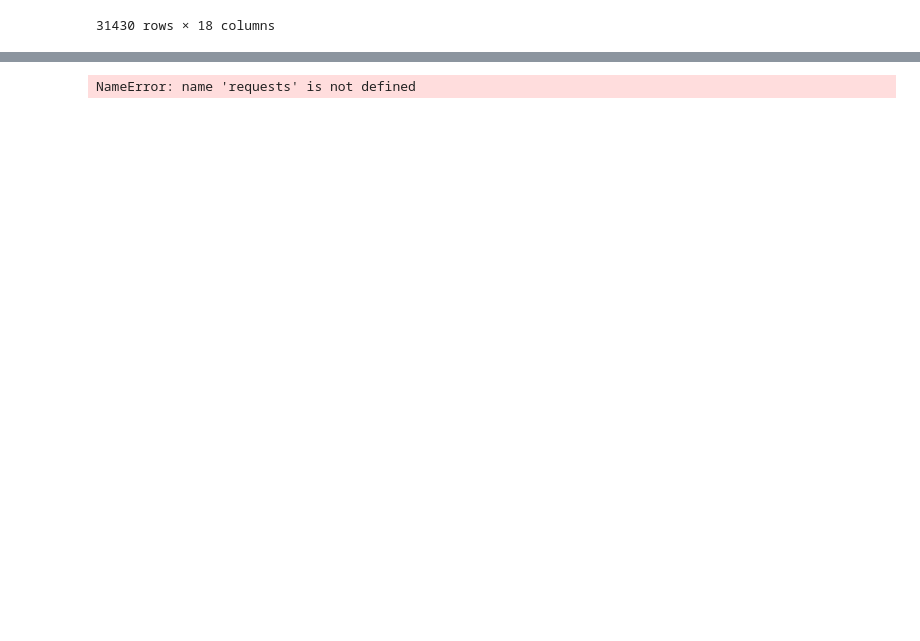
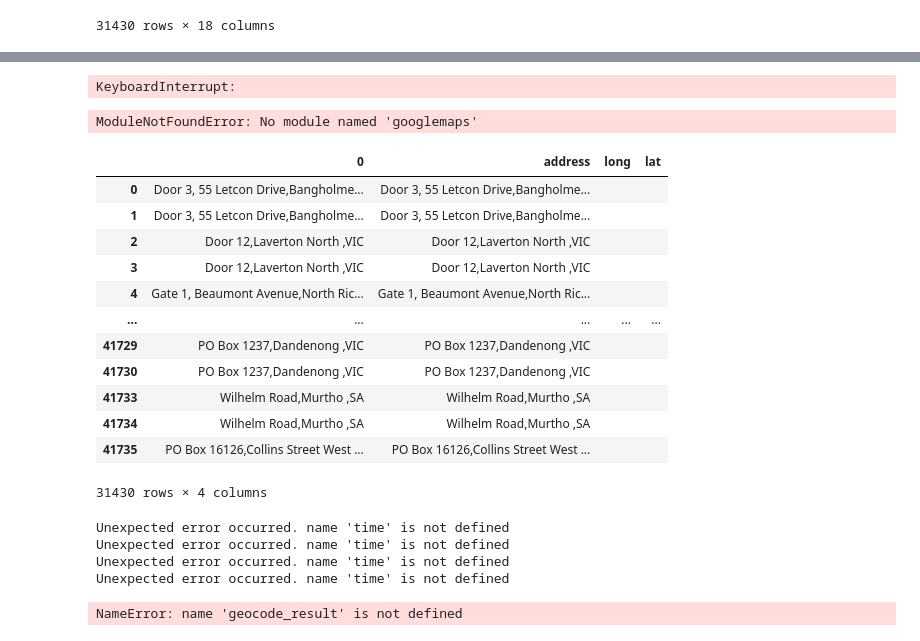
Before and after one commit to ArchanaKarri/Project-3, a Jupyter notebook: code.ipynb, the cells around one changed output, grey strips where cells are left out. Saved outputs shown, nothing was run; the diff lists cells and outputs as text; code cells hidden in the pictures; blank space fills up the shorter version.

```diff
--- a/code.ipynb
+++ b/code.ipynb
@@ -207,15 +220,66 @@ NameError: name 'response' is not defined
 # %%
+#testing
+
 # set up lists to hold reponse info
 lat = []
-temp = []
-cities=df_new_clean['cmlCity']
+lng = []
+address=df_new_clean['cmlCity'].unique()
 # Loop through the list of cities and perform a request for data on each
-for city in cities:
-    response = requests.get(query_url + city).json()
-    lat.append(response['coord']['lat'])
-    temp.append(response['main']['temp'])
+for city in address:
+ response = requests.get(base_url, params = params).json()
+response.keys()
+if response ["status"] == "OK":
+     geometry = response["results"][0]["geometry"]
+print(geometry)
 
 print(f"The latitude information received is: {lat}")
-print(f"The temperature information received is: {temp}")
+print(f"The longitude information received is: {lng}")
 # %% [output]
-NameError: name 'requests' is not defined
+KeyboardInterrupt:
+# %%
+
+df_address['address']=pd.DataFrame(df_new_clean['cmlAddressLine1'] +','+ df_new_clean['cmlCity'] +' ,'+df_new_clean['cmlState'])
+df_address
+from googlemaps import Client as GoogleMaps
+# %% [output]
+ModuleNotFoundError: No module named 'googlemaps'
+# %%
+df_address['long'] = ""
+df_address['lat'] = ""
+# %%
+df_address
+# %% [output]
+|  | 0 | address | long | lat |
+| 0 | Door 3, 55 Letcon Drive,Bangholme... | Door 3, 55 Letcon Drive,Bangholme... |  |  |
+| 1 | Door 3, 55 Letcon Drive,Bangholme... | Door 3, 55 Letcon Drive,Bangholme... |  |  |
+| 2 | Door 12,Laverton North ,VIC | Door 12,Laverton North ,VIC |  |  |
+| 3 | Door 12,Laverton North ,VIC | Door 12,Laverton North ,VIC |  |  |
+| 4 | Gate 1, Beaumont Avenue,North Ric... | Gate 1, Beaumont Avenue,North Ric... |  |  |
+| ... | ... | ... | ... | ... |
+| 41729 | PO Box 1237,Dandenong ,VIC | PO Box 1237,Dandenong ,VIC |  |  |
+| 41730 | PO Box 1237,Dandenong ,VIC | PO Box 1237,Dandenong ,VIC |  |  |
+| 41733 | Wilhelm Road,Murtho ,SA | Wilhelm Road,Murtho ,SA |  |  |
+| 41734 | Wilhelm Road,Murtho ,SA | Wilhelm Road,Murtho ,SA |  |  |
+| 41735 | PO Box 16126,Collins Street West ... | PO Box 16126,Collins Street West ... |  |  |
+31430 rows × 4 columns
+# %%
+for x in df_address:
+    try:
+        time.sleep(1) #to add delay in case of large DFs
+        geocode_result = gmaps.geocode(df_address['address'][x])
+        df_address['lat'][x] = geocode_result[0]['geometry']['location'] ['lat']
+        df_address['long'][x] = geocode_result[0]['geometry']['location']['lng']
+    except IndexError:
+        print("Address was wrong...")
+    except Exception as e:
+        print("Unexpected error occurred.", e )
+df_address.head()
+
+
+geocode_result
+# %% [output]
+Unexpected error occurred. name 'time' is not defined
+Unexpected error occurred. name 'time' is not defined
+Unexpected error occurred. name 'time' is not defined
+Unexpected error occurred. name 'time' is not defined
+NameError: name 'geocode_result' is not defined
```
Also changed, not shown: parts of 5 cells of this notebook, 2 other files.
